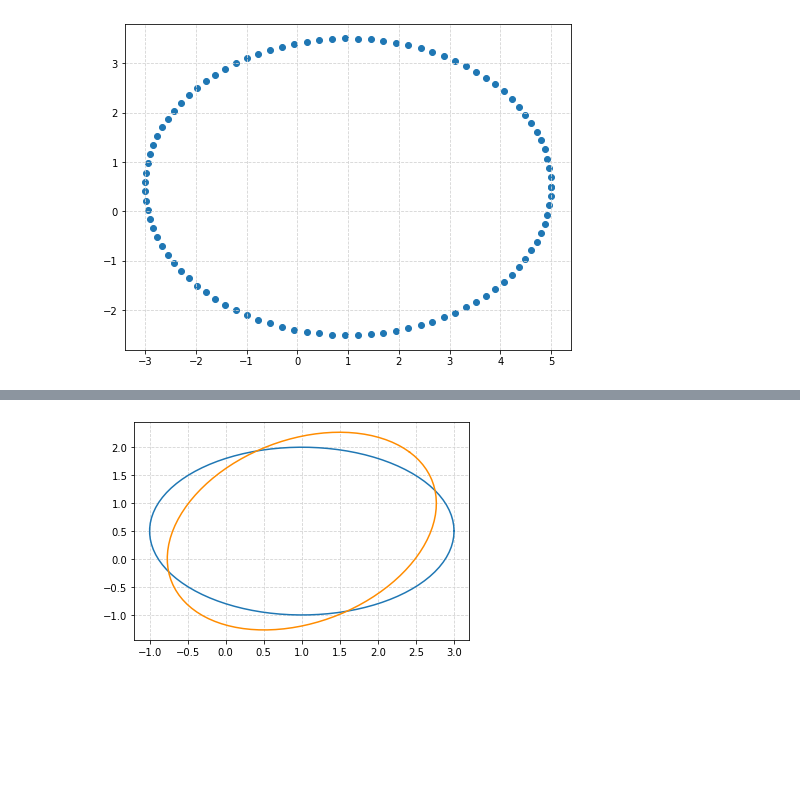
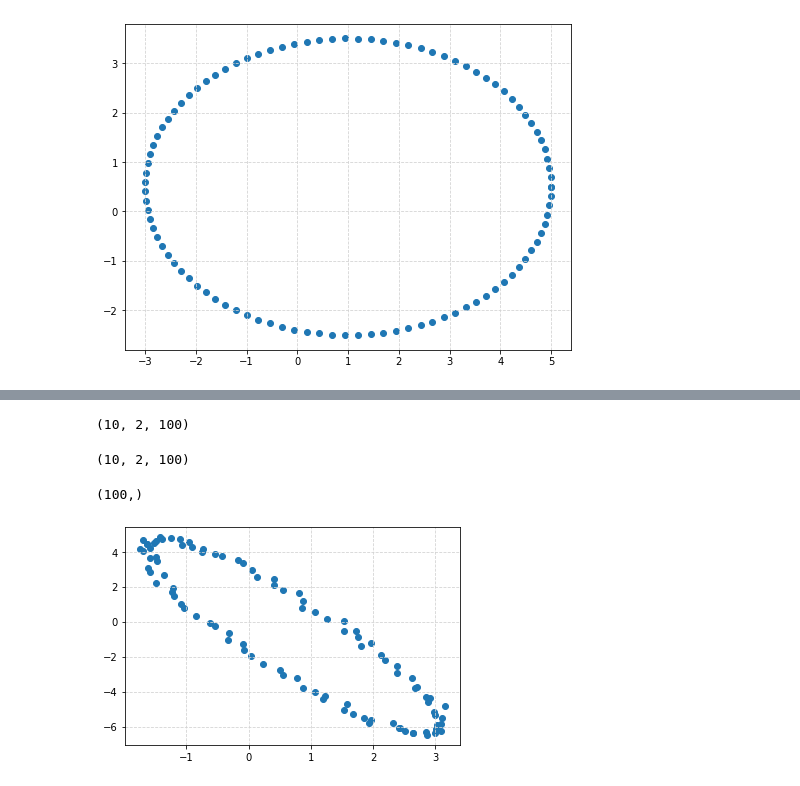
Before and after one commit to cschou/object_tracking_fix, a Jupyter notebook: gen_data.ipynb, the cells around one changed output, grey strips where cells are left out. Drawn from its saved outputs; the diff is of its cells as text; code cells hidden in the pictures; blank space fills up the shorter version.

```diff
--- a/gen_data.ipynb
+++ b/gen_data.ipynb
@@ -29,24 +29,58 @@ plt.show()
 # %%
 from math import pi, cos, sin
-u=1.       #x-position of the center
-v=0.5      #y-position of the center
-a=2.       #radius on the x-axis
-b=1.5      #radius on the y-axis
-t_rot=pi/4 #rotation angle
+num_samples = 10
+xc_range = np.linspace(-1.5, 1.5, 50)       #x-position of the center
+yc_range = np.linspace(-1.5, 1.5, 50)    #y-position of the center
+xr_range = np.linspace(1., 8., 100)      #radius on the x-axis
+yr_range = np.linspace(1., 8., 100)      #radius on the y-axis
+t_rot_range = np.linspace(-0.25, 0.25, 100) #rotation angle
+t = np.linspace(0, 2*pi, 100)
+samples  = np.zeros(shape=(num_samples, 2, 100))
+print(samples.shape)
+for j in range(num_samples):
+#     print(i)
+    u=np.random.choice(xc_range, replace=False)     #x-position of the center
+    v=np.random.choice(yc_range, replace=False)    #y-position of the center
+    a=np.random.choice(xr_range, replace=False)     #radius on the x-axis
+    b=np.random.choice(yr_range, replace=False)    #radius on the y-axis
+    t_rot = np.random.choice(t_rot_range) * pi
+#     print(u, v, a, b, t_rot)
 
-t = np.linspace(0, 2*pi, 100)
-Ell = np.array([a*np.cos(t) , b*np.sin(t)])
-     #u,v removed to keep the same center location
-R_rot = np.array([[cos(t_rot) , -sin(t_rot)],[sin(t_rot) , cos(t_rot)]])
-     #2-D rotation matrix
+    Ell = np.array([a*np.cos(t) , b*np.sin(t)])
+         #u,v removed to keep the same center location
+    R_rot = np.array([[cos(t_rot) , -sin(t_rot)],[sin(t_rot) , cos(t_rot)]])
+         #2-D rotation matrix
 
-Ell_rot = np.zeros((2,Ell.shape[1]))
-for i in range(Ell.shape[1]):
-    Ell_rot[:,i] = np.dot(R_rot,Ell[:,i])
+    Ell_rot = np.zeros((2,Ell.shape[1]))
+    for i in range(Ell.shape[1]):
+        Ell_rot[:,i] = np.dot(R_rot,Ell[:,i])
 
-plt.plot( u+Ell[0,:] , v+Ell[1,:] )     #initial ellipse
-plt.plot( u+Ell_rot[0,:] , v+Ell_rot[1,:],'darkorange' )    #rotated ellipse
-plt.grid(color='lightgray',linestyle='--')
-plt.show()
+    Ell_rot[0,:] += (u + np.random.normal(0, 0.05, 100))
+    Ell_rot[1,:] += (v + np.random.normal(0, 0.05, 100))
+#     print(Ell_rot.shape)
+#     Ell_rot = Ell_rot[np.newaxis, ...]
+
+    samples[j] = Ell_rot
+
+
+# plt.plot( u+Ell[0,:] , v+Ell[1,:] )     #initial ellipse
+# plt.plot( Ell_rot[0,:] , Ell_rot[1,:],'darkorange' )    #rotated ellipse
+# plt.grid(color='lightgray',linestyle='--')
+# plt.show()
 # %% [output]
-[figure, removed]
+(10, 2, 100)
+# %%
+samples.shape
+# %% [output]
+(10, 2, 100)
+# %%
+samples[5, 1, :].shape
+# %% [output]
+(100,)
+# %%
+# plt.plot( u+Ell[0,:] , v+Ell[1,:] )     #initial ellipse
+plt.scatter( samples[5, 0, :] , samples[5, 1,:] )    #rotated ellipse
+plt.grid(color='lightgray',linestyle='--')
+plt.show()
+# %% [output]
+[figure, added]
```
Also changed, not shown: parts of 16 cells of this notebook.
